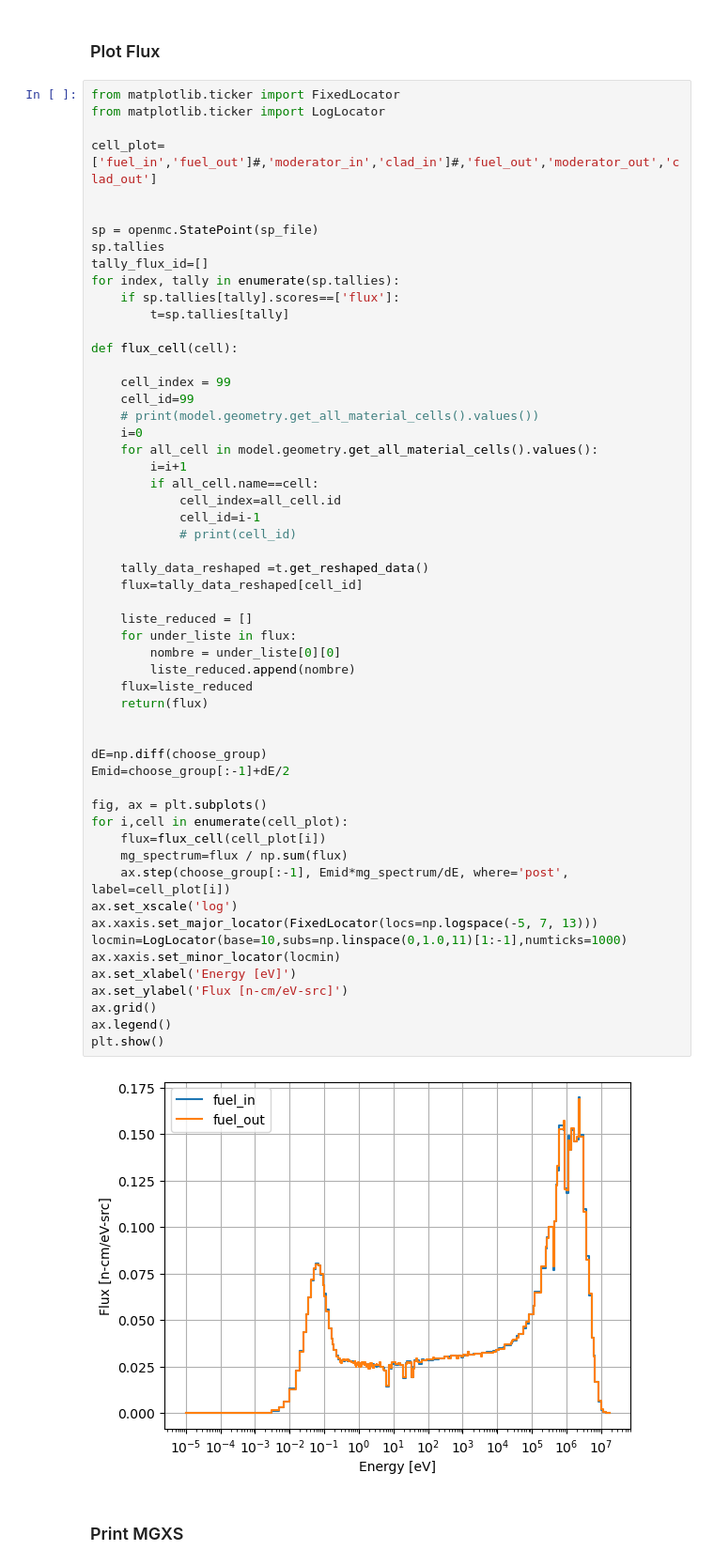
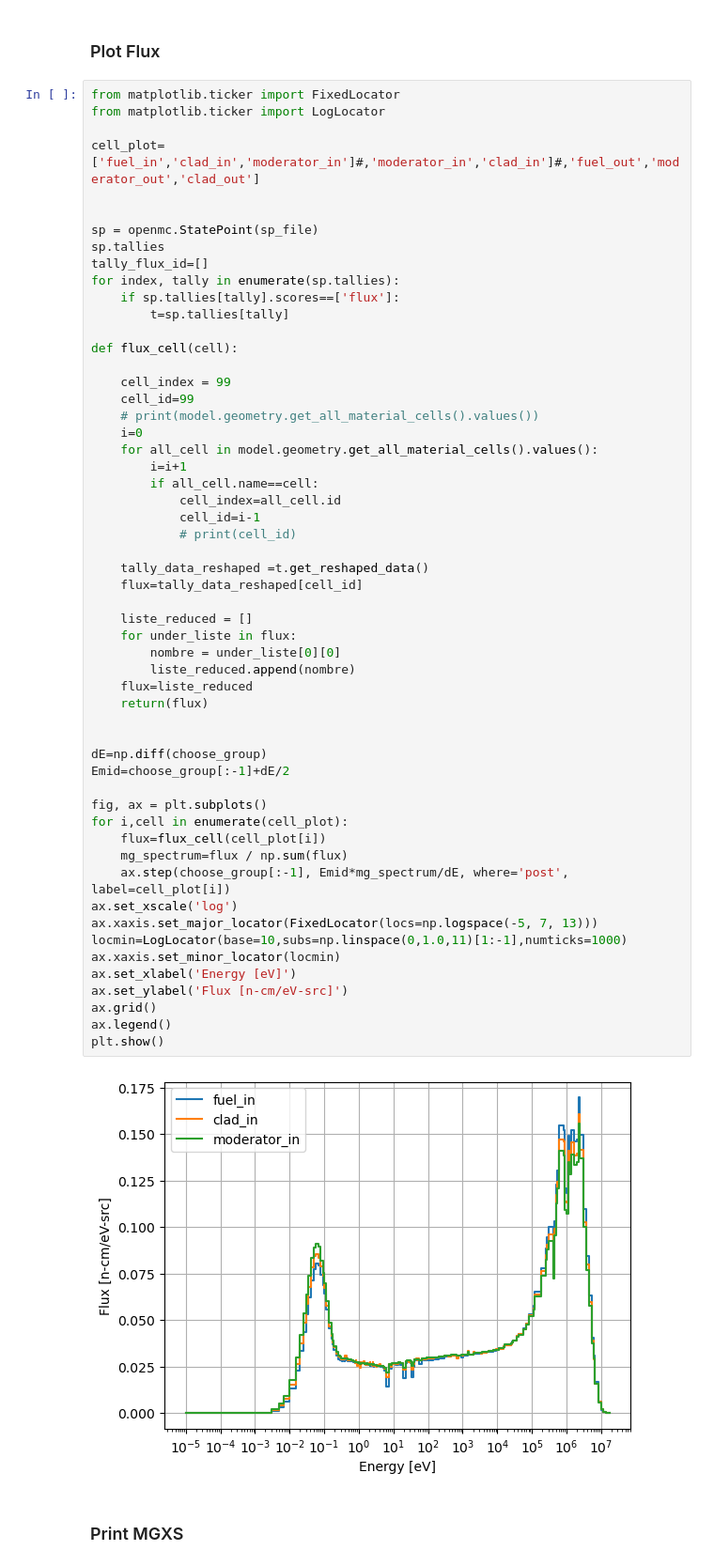
Before and after one commit to pablogarcia44/Test, a Jupyter notebook: 3x3_assembly/plotmgxs/generate_mgxs_csv.ipynb, the cells around one changed output. Shown: that part at 94% size. Drawn from its saved outputs; the diff is of its cells as text.

```diff
--- a/3x3_assembly/plotmgxs/generate_mgxs_csv.ipynb
+++ b/3x3_assembly/plotmgxs/generate_mgxs_csv.ipynb
@@ -215,7 +215,7 @@ sp = openmc.StatePoint(sp_file)
 from matplotlib.ticker import FixedLocator
 from matplotlib.ticker import LogLocator
 
-cell_plot=['fuel_in','fuel_out']#,'moderator_in','clad_in']#,'fuel_out','moderator_out','clad_out']
+cell_plot=['fuel_in','clad_in','moderator_in']#,'moderator_in','clad_in']#,'fuel_out','moderator_out','clad_out']
 
 
 sp = openmc.StatePoint(sp_file)
@@ -240,34 +240,34 @@ def flux_cell(cell):
 
     tally_data_reshaped =t.get_reshaped_data()
     flux=tally_data_reshaped[cell_id]
 
     liste_reduced = []
     for under_liste in flux:
         nombre = under_liste[0][0]
         liste_reduced.append(nombre)
     flux=liste_reduced
     return(flux)
 
 
 dE=np.diff(choose_group)
 Emid=choose_group[:-1]+dE/2
 
 fig, ax = plt.subplots()
 for i,cell in enumerate(cell_plot):
     flux=flux_cell(cell_plot[i])
     mg_spectrum=flux / np.sum(flux)
     ax.step(choose_group[:-1], Emid*mg_spectrum/dE, where='post', label=cell_plot[i])
 ax.set_xscale('log')
 ax.xaxis.set_major_locator(FixedLocator(locs=np.logspace(-5, 7, 13)))
 locmin=LogLocator(base=10,subs=np.linspace(0,1.0,11)[1:-1],numticks=1000)
 ax.xaxis.set_minor_locator(locmin)
 ax.set_xlabel('Energy [eV]')
 ax.set_ylabel('Flux [n-cm/eV-src]')
 ax.grid()
 ax.legend()
 plt.show()
 # %% [output]
-[figure, old version]
+[figure, new version]
 # %% [markdown]
 ### Print MGXS
 # %%
```
Also changed, not shown: parts of 2 cells of this notebook, 2 other files.
